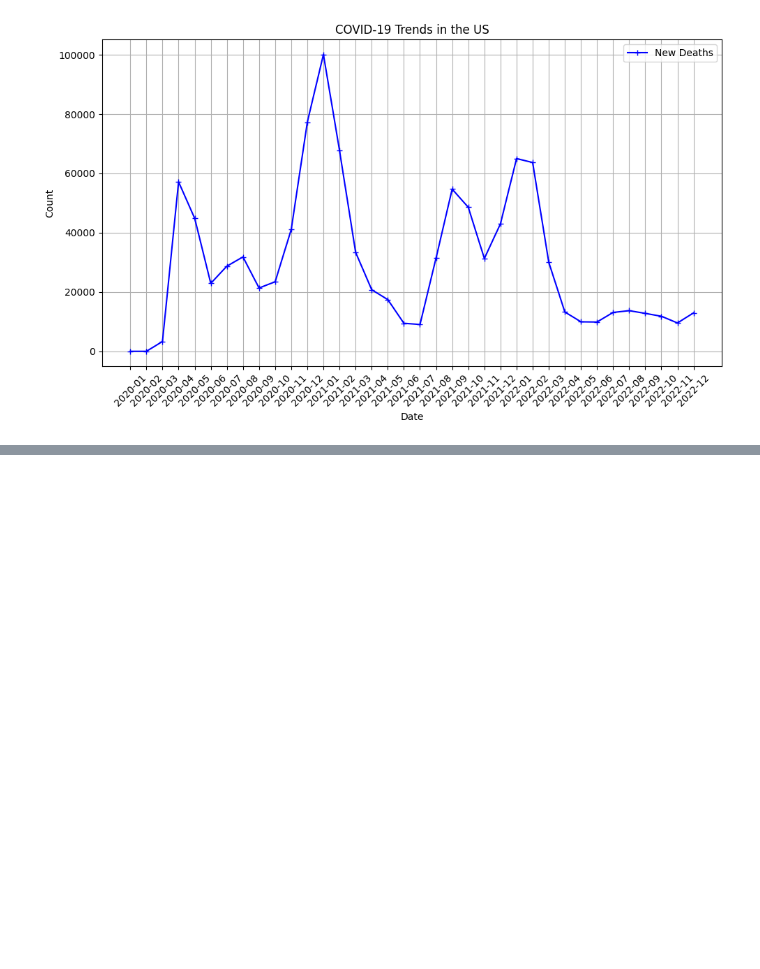
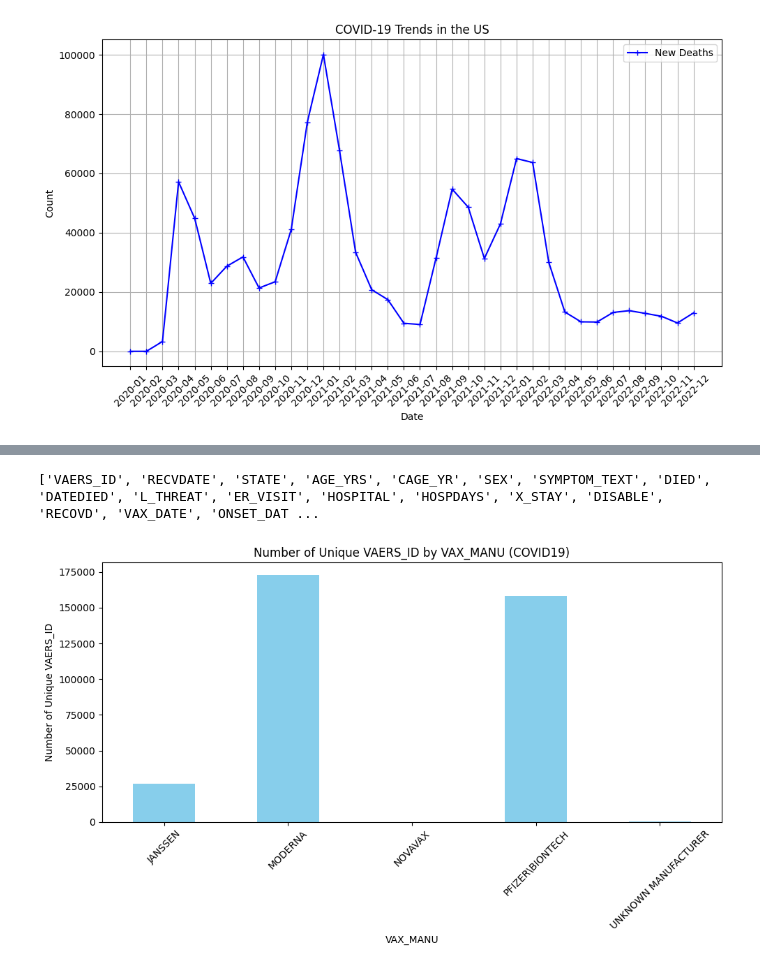
Before and after one commit to Rutu136/COMP4710-World-Vaccine-Adverse-Reactions, a Jupyter notebook: Group8_covid_visualization.ipynb, the cells around one changed output, grey strips where cells are left out. Cells and saved outputs as stored; diff of their text form; code cells hidden in the pictures; blank space fills up the shorter version.

```diff
--- a/Group8_covid_visualization.ipynb
+++ b/Group8_covid_visualization.ipynb
@@ -84,0 +107,32 @@ plt.show()
+# %%
+df1 = pd.read_csv("./cleaned_vers_data_covid19_vaccine_2020-2022.csv", encoding='latin-1')
+# df2 = pd.read_csv("C:/Users/rutub/OneDrive/Desktop/Fall 2023/Comp4710/COMP4710-World-Vaccine-Adverse-Reactions/cleaned_vers_data_2021.csv", encoding='latin-1')
+# df3 = pd.read_csv("C:/Users/rutub/OneDrive/Desktop/Fall 2023/Comp4710/COMP4710-World-Vaccine-Adverse-Reactions/cleaned_vers_data_2021.csv", encoding='latin-1')
+
+
+print(df1.columns.tolist())
+# %% [output]
+['VAERS_ID', 'RECVDATE', 'STATE', 'AGE_YRS', 'CAGE_YR', 'SEX', 'SYMPTOM_TEXT', 'DIED', 'DATEDIED', 'L_THREAT', 'ER_VISIT', 'HOSPITAL', 'HOSPDAYS', 'X_STAY', 'DISABLE', 'RECOVD', 'VAX_DATE', 'ONSET_DAT ...
+# %%
+
+
+# Read the cleaned_vers_data_2020.csv file
+cleaned_vers_data_2020 = pd.read_csv("cleaned_vers_data_covid19_vaccine_2020-2022.csv")
+
+# Filter the data for VAX_TYPE = 'COVID19'
+covid19_data = cleaned_vers_data_2020[cleaned_vers_data_2020['VAX_TYPE'] == 'COVID19']
+
+# Group the data by VAX_MANU and count the number of unique VAERS_ID
+vax_manu_counts = covid19_data.groupby('VAX_MANU')['VAERS_ID'].nunique()
+
+# Plot the data
+plt.figure(figsize=(10, 6))
+vax_manu_counts.plot(kind='bar', color='skyblue')
+plt.title('Number of Unique VAERS_ID by VAX_MANU (COVID19)')
+plt.xlabel('VAX_MANU')
+plt.ylabel('Number of Unique VAERS_ID')
+plt.xticks(rotation=45)
+plt.tight_layout()
+plt.show()
+# %% [output]
+[figure, added]
```
Also changed, not shown: parts of 5 cells of this notebook, 2 other files.
